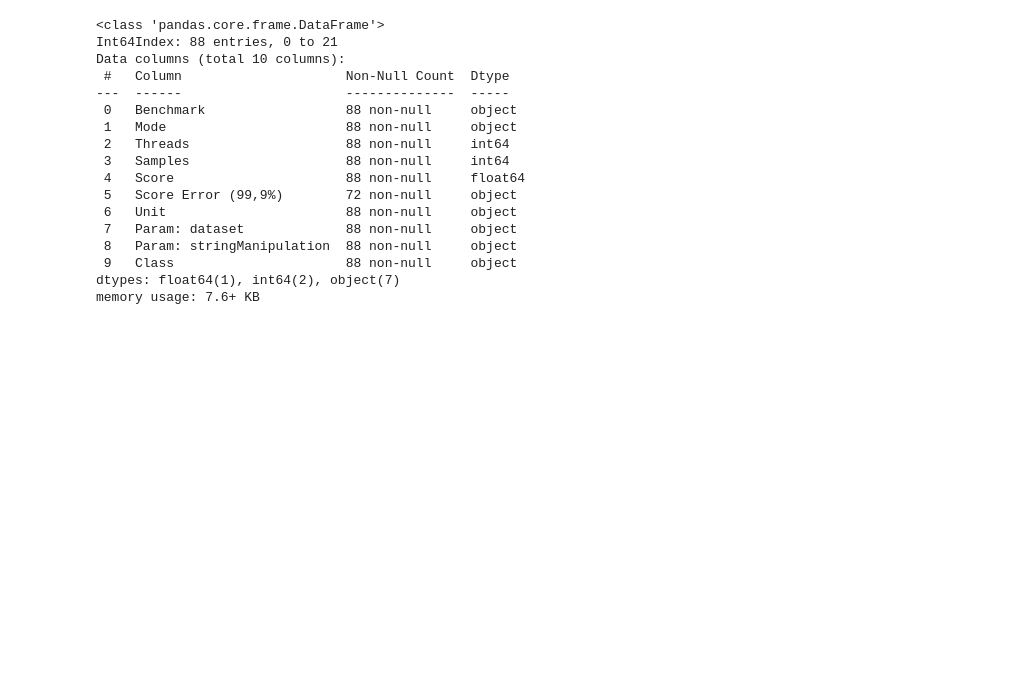
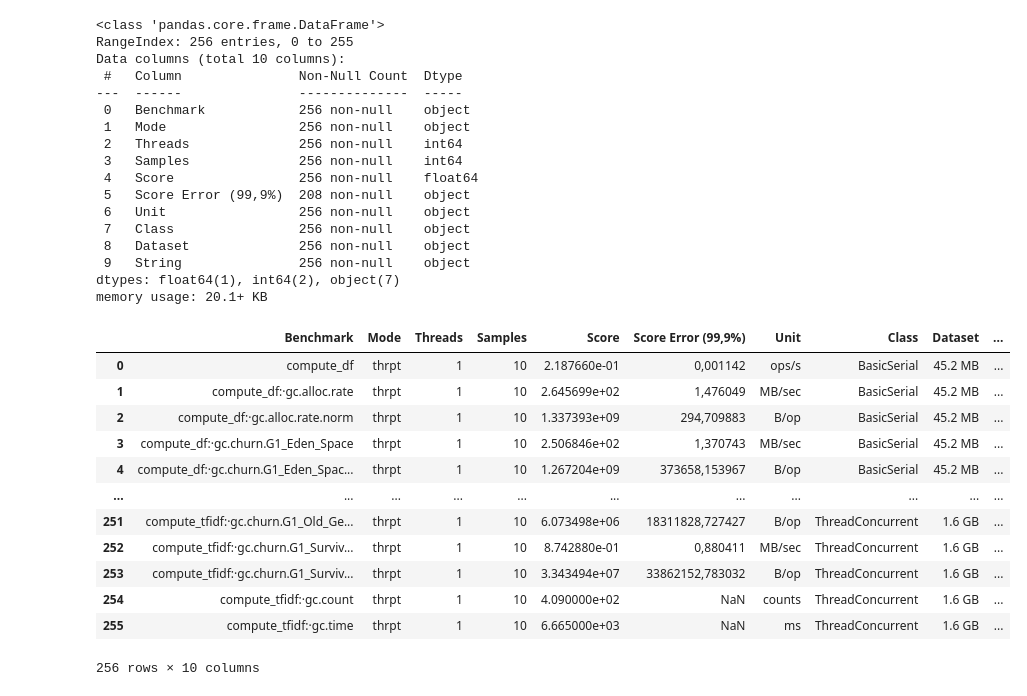
Before and after one commit to JohnVithor/TFiDF-Concorrente, a Jupyter notebook: comparator/grafics.ipynb, the cells around one changed output. Saved outputs shown, nothing was run; the diff lists cells and outputs as text; code cells hidden in the pictures; blank space fills up the shorter version.

```diff
--- a/comparator/grafics.ipynb
+++ b/comparator/grafics.ipynb
@@ -4,41 +4,64 @@
 import pandas as pd
 import seaborn as sns
 # %%
-bsr_df = pd.read_csv("../bsr_df.csv")
-bsr_tfidf = pd.read_csv("../bsr_tfidf.csv")
-tcr_df = pd.read_csv("../tcr_df.csv")
-tcr_tfidf = pd.read_csv("../tcr_tfidf.csv")
+# bsr_df = pd.read_csv("../bsr_df.csv")
+# bsr_tfidf = pd.read_csv("../bsr_tfidf.csv")
+# tcr_df = pd.read_csv("../tcr_df.csv")
+# tcr_tfidf = pd.read_csv("../tcr_tfidf.csv")
 
-dados = pd.concat([
-    bsr_df,
-    bsr_tfidf,
-    tcr_df,
-    tcr_tfidf
-])
+# dados = pd.concat([
+#     bsr_df,
+#     bsr_tfidf,
+#     tcr_df,
+#     tcr_tfidf
+# ])
+
+dados = pd.read_csv("../serial_concurrent_3datasets.csv")
 
 dados.Score = dados.Score.str.replace(',', '.').astype(float)
 dados.Benchmark = dados.Benchmark.str.removeprefix("jv.microbenchmark.runners.tfidf.")
 dados["Class"] = dados.Benchmark.str.split("Runner.").str[0]
 dados["Benchmark"] = dados.Benchmark.str.split("Runner.").str[1]
 dados.dropna(subset = ['Score'], inplace=True)
+replace_dataset = {"devel_100_000_id":"45.2 MB", "test_id":"177.9 MB", "train_id":"1.6 GB"}
+replace_string = {"foreach_java":"Java", "foreach_apache":"Apache"}
+dados["Dataset"] = dados["Param: dataset"].replace(replace_dataset)
+dados["String"] = dados["Param: stringManipulation"].replace(replace_string)
+dados.drop(["Param: dataset", "Param: stringManipulation"], axis=1, inplace=True)
 dados.info()
 # %% [output]
 <class 'pandas.core.frame.DataFrame'>
-Int64Index: 88 entries, 0 to 21
+RangeIndex: 256 entries, 0 to 255
 Data columns (total 10 columns):
- #   Column                     Non-Null Count  Dtype
----  ------                     --------------  -----
- 0   Benchmark                  88 non-null     object
- 1   Mode                       88 non-null     object
- 2   Threads                    88 non-null     int64
- 3   Samples                    88 non-null     int64
- 4   Score                      88 non-null     float64
- 5   Score Error (99,9%)        72 non-null     object
- 6   Unit                       88 non-null     object
- 7   Param: dataset             88 non-null     object
- 8   Param: stringManipulation  88 non-null     object
- 9   Class                      88 non-null     object
+ #   Column               Non-Null Count  Dtype
+---  ------               --------------  -----
+ 0   Benchmark            256 non-null    object
+ 1   Mode                 256 non-null    object
+ 2   Threads              256 non-null    int64
+ 3   Samples              256 non-null    int64
+ 4   Score                256 non-null    float64
+ 5   Score Error (99,9%)  208 non-null    object
+ 6   Unit                 256 non-null    object
+ 7   Class                256 non-null    object
+ 8   Dataset              256 non-null    object
+ 9   String               256 non-null    object
 dtypes: float64(1), int64(2), object(7)
-memory usage: 7.6+ KB
+memory usage: 20.1+ KB
+# %%
+dados
+# %% [output]
+|  | Benchmark | Mode | Threads | Samples | Score | Score Error (99,9%) | Unit | Class | Dataset | ... |
+| 0 | compute_df | thrpt | 1 | 10 | 2.187660e-01 | 0,001142 | ops/s | BasicSerial | 45.2 MB | ... |
+| 1 | compute_df:·gc.alloc.rate | thrpt | 1 | 10 | 2.645699e+02 | 1,476049 | MB/sec | BasicSerial | 45.2 MB | ... |
+| 2 | compute_df:·gc.alloc.rate.norm | thrpt | 1 | 10 | 1.337393e+09 | 294,709883 | B/op | BasicSerial | 45.2 MB | ... |
+| 3 | compute_df:·gc.churn.G1_Eden_Space | thrpt | 1 | 10 | 2.506846e+02 | 1,370743 | MB/sec | BasicSerial | 45.2 MB | ... |
+| 4 | compute_df:·gc.churn.G1_Eden_Spac... | thrpt | 1 | 10 | 1.267204e+09 | 373658,153967 | B/op | BasicSerial | 45.2 MB | ... |
+| ... | ... | ... | ... | ... | ... | ... | ... | ... | ... | ... |
+| 251 | compute_tfidf:·gc.churn.G1_Old_Ge... | thrpt | 1 | 10 | 6.073498e+06 | 18311828,727427 | B/op | ThreadConcurrent | 1.6 GB | ... |
+| 252 | compute_tfidf:·gc.churn.G1_Surviv... | thrpt | 1 | 10 | 8.742880e-01 | 0,880411 | MB/sec | ThreadConcurrent | 1.6 GB | ... |
+| 253 | compute_tfidf:·gc.churn.G1_Surviv... | thrpt | 1 | 10 | 3.343494e+07 | 33862152,783032 | B/op | ThreadConcurrent | 1.6 GB | ... |
+| 254 | compute_tfidf:·gc.count | thrpt | 1 | 10 | 4.090000e+02 | NaN | counts | ThreadConcurrent | 1.6 GB | ... |
+| 255 | compute_tfidf:·gc.time | thrpt | 1 | 10 | 6.665000e+03 | NaN | ms | ThreadConcurrent | 1.6 GB | ... |
+256 rows × 10 columns
 # %%
 alvos=set(["compute_df", "compute_tfidf"])
```
Also changed, not shown: parts of 3 cells of this notebook, 4 other files.
